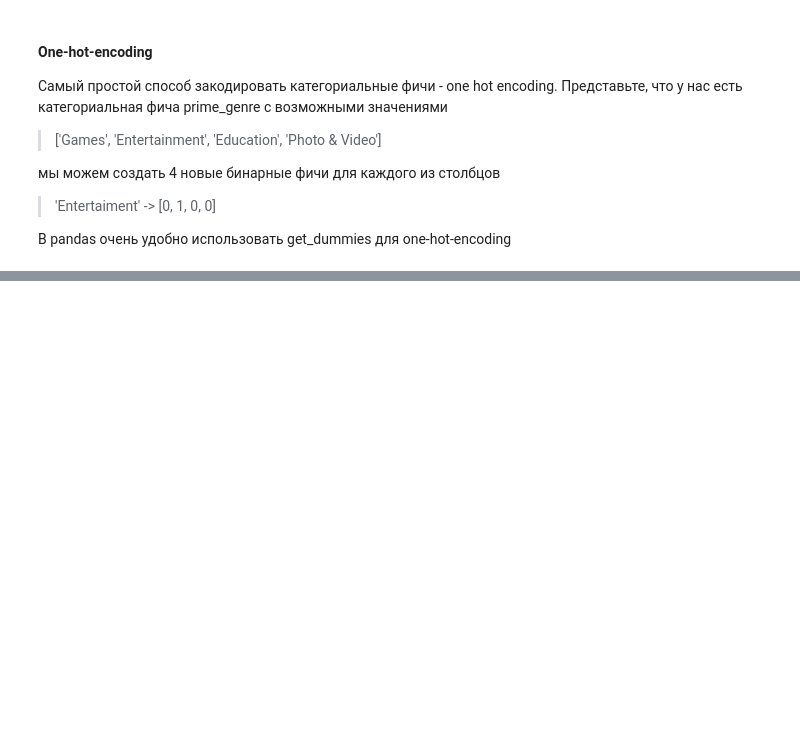
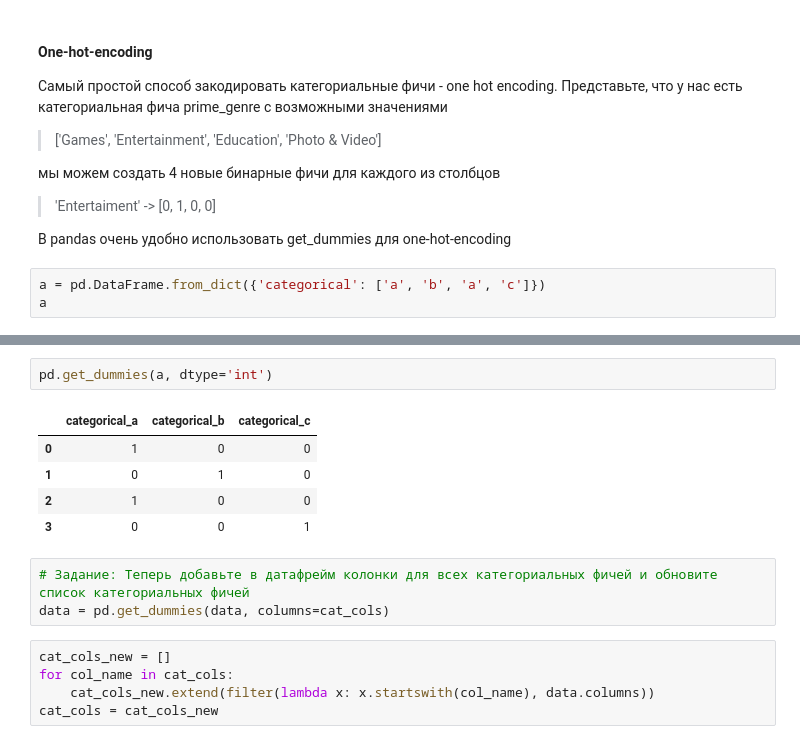
Before and after one commit to Feqqf/Machine_learning_colab, a Jupyter notebook: seminar_1.ipynb, the cells around one changed output, grey strips where cells are left out. Drawn from its saved outputs; the diff is of its cells as text; blank space fills up the shorter version.

```diff
--- a/seminar_1.ipynb
+++ b/seminar_1.ipynb
@@ -179,3 +179,6 @@ data.head()
 > 'Entertaiment' -> [0, 1, 0, 0]
 
 В pandas очень удобно использовать get_dummies для one-hot-encoding
+# %%
+a = pd.DataFrame.from_dict({'categorical': ['a', 'b', 'a', 'c']})
+a
@@ -181,0 +191,16 @@ data.head()
+# %%
+pd.get_dummies(a, dtype='int')
+# %% [output]
+|  | categorical_a | categorical_b | categorical_c |
+| 0 | 1 | 0 | 0 |
+| 1 | 0 | 1 | 0 |
+| 2 | 1 | 0 | 0 |
+| 3 | 0 | 0 | 1 |
+# %%
+# Задание: Теперь добавьте в датафрейм колонки для всех категориальных фичей и обновите список категориальных фичей
+data = pd.get_dummies(data, columns=cat_cols)
+# %%
+cat_cols_new = []
+for col_name in cat_cols:
+    cat_cols_new.extend(filter(lambda x: x.startswith(col_name), data.columns))
+cat_cols = cat_cols_new
```
Also changed, not shown: parts of 2 cells of this notebook.
